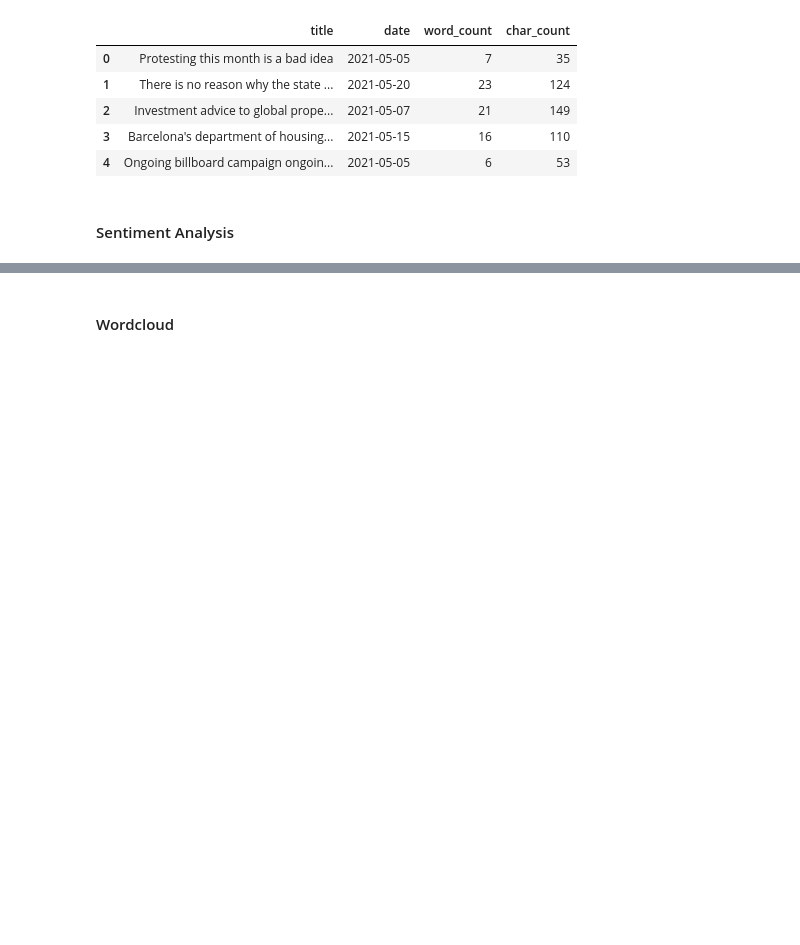
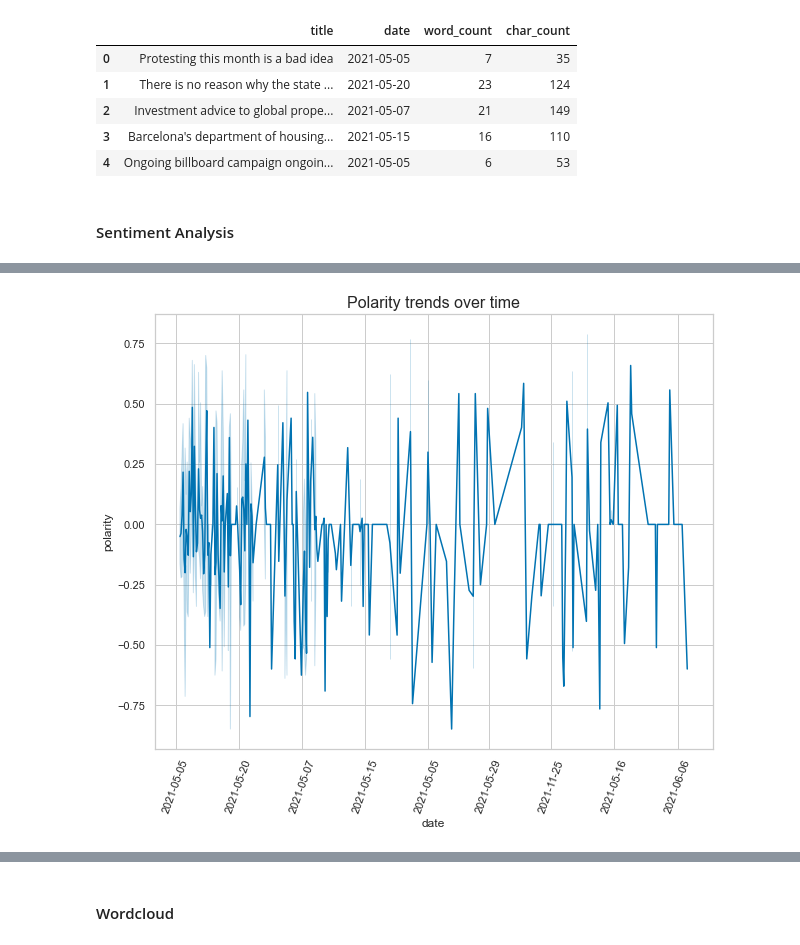
Before and after one commit to sbs23006/Analysis-of-Irish-Construction-Sector, a Jupyter notebook: Sentiment Analysis.ipynb, the cells around one changed output, grey strips where cells are left out. Saved outputs shown, nothing was run; the diff lists cells and outputs as text; code cells hidden in the pictures; blank space fills up the shorter version.

```diff
--- a/Sentiment Analysis.ipynb
+++ b/Sentiment Analysis.ipynb
@@ -131,0 +155,7 @@ ax.bar_label(ax.containers[0]);
+# %%
+# analyze polarity trends over time
+ax=sns.lineplot(x='date', y='polarity', data=df);
+ax.set_xticklabels(df['date'], rotation=70);
+plt.title('Polarity trends over time', font={'size':16});
+# %% [output]
+[figure, added]
```
Also changed, not shown: parts of 14 cells of this notebook, 2 other files.
